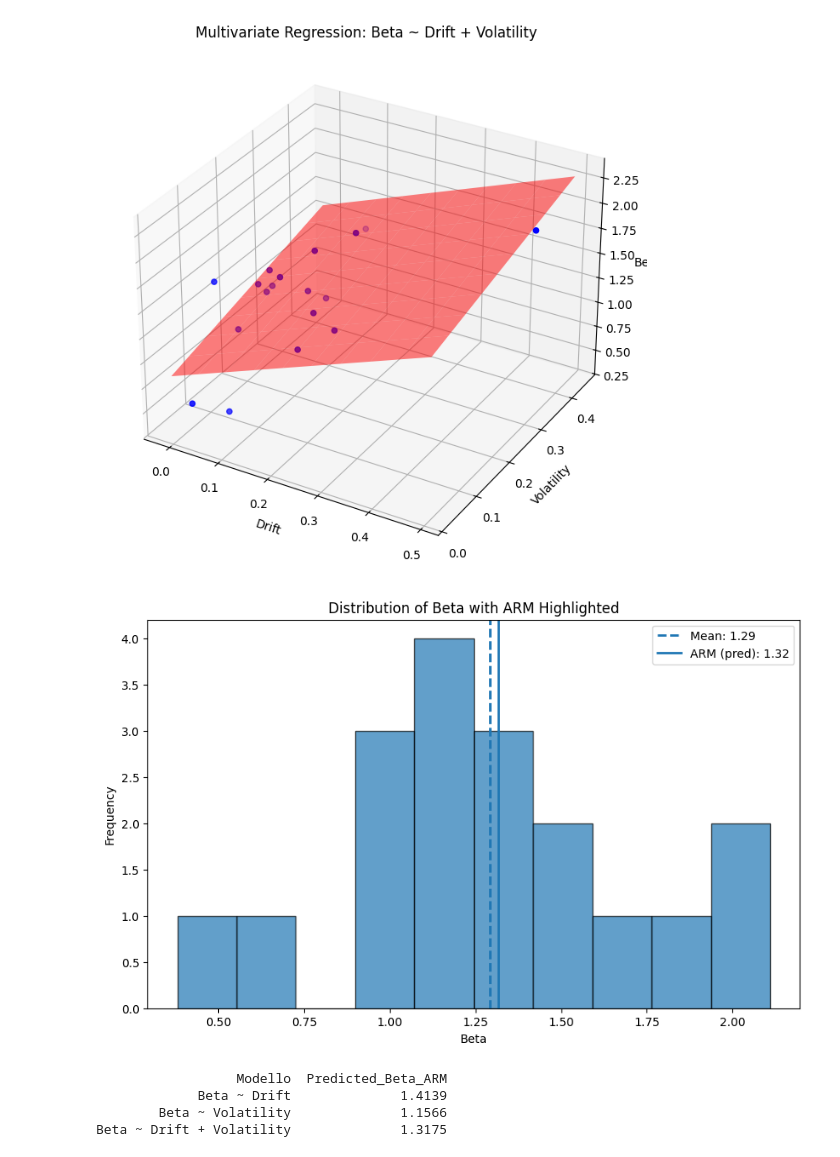
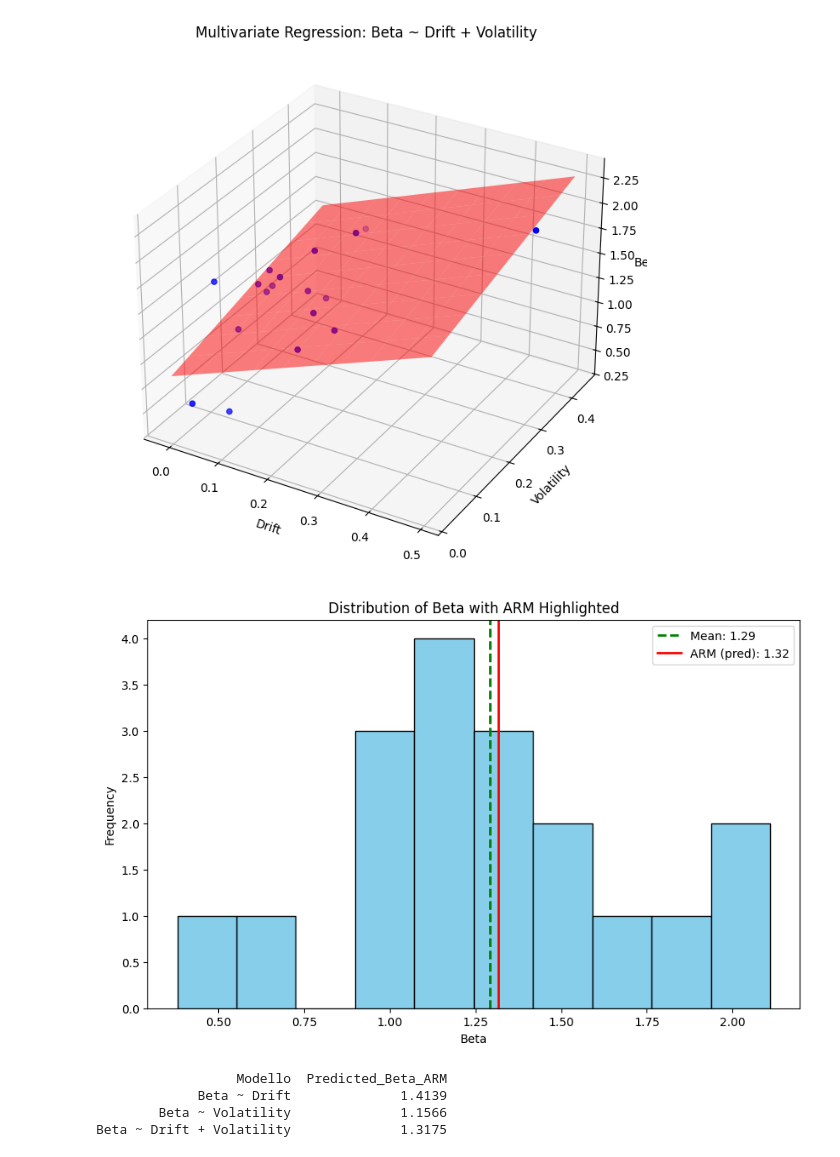
Before and after one commit to SalvatoreMessina11/ARM-valuation, a Jupyter notebook: ARM_RELATIVE_VALUATION.ipynb, the cells around one changed output. Drawn from its saved outputs; the diff is of its cells as text; code cells hidden in the pictures.

```diff
--- a/ARM_RELATIVE_VALUATION.ipynb
+++ b/ARM_RELATIVE_VALUATION.ipynb
@@ -204,12 +204,19 @@ plt.show()
 # Istogramma Beta con ARM evidenziata
 beta_vals = reg_df['Beta'].tolist()
 mean_b = np.mean(beta_vals)
+
 plt.figure(figsize=(10,6))
-plt.hist(beta_vals, bins=10, edgecolor='black', alpha=0.7)
-plt.axvline(mean_b, linestyle='--', linewidth=2, label=f'Mean: {mean_b:.2f}')
-plt.axvline(arm_pred_mv, linestyle='-', linewidth=2, label=f'ARM (pred): {arm_pred_mv:.2f}')
+# sky‐blue bars
+plt.hist(beta_vals, bins=10, color='skyblue', edgecolor='black')
+# green line for the mean
+plt.axvline(mean_b, color='green', linestyle='--', linewidth=2, label=f'Mean: {mean_b:.2f}')
+# red line for ARM prediction
+plt.axvline(arm_pred_mv, color='red', linestyle='-', linewidth=2, label=f'ARM (pred): {arm_pred_mv:.2f}')
 plt.title('Distribution of Beta with ARM Highlighted')
-plt.xlabel('Beta'); plt.ylabel('Frequency'); plt.legend(); plt.show()
+plt.xlabel('Beta')
+plt.ylabel('Frequency')
+plt.legend()
+plt.show()
 # %% [output]
 Beta ~ Drift — BP p-value: 0.4448
  → Homoscedasticity: OLS + t‐distribution CI
@@ -223,14 +230,14 @@ Time:                        10:09:55   Log-Likelihood:                -5.9461
 No. Observations:                  18   AIC:                             15.89
 Df Residuals:                      16   BIC:                             17.67
 Df Model:                           1
 ... (68 lines left out)
 ==============================================================================
 
 Notes:
 [1] Standard Errors assume that the covariance matrix of the errors is correctly specified.
 [figure]
 [figure]
-[figure, old version]
+[figure, new version]
 # %%
 #@title 3.1) Tabella predizioni Beta per ARM
 
```
Also changed, not shown: parts of 1 cell of this notebook.
